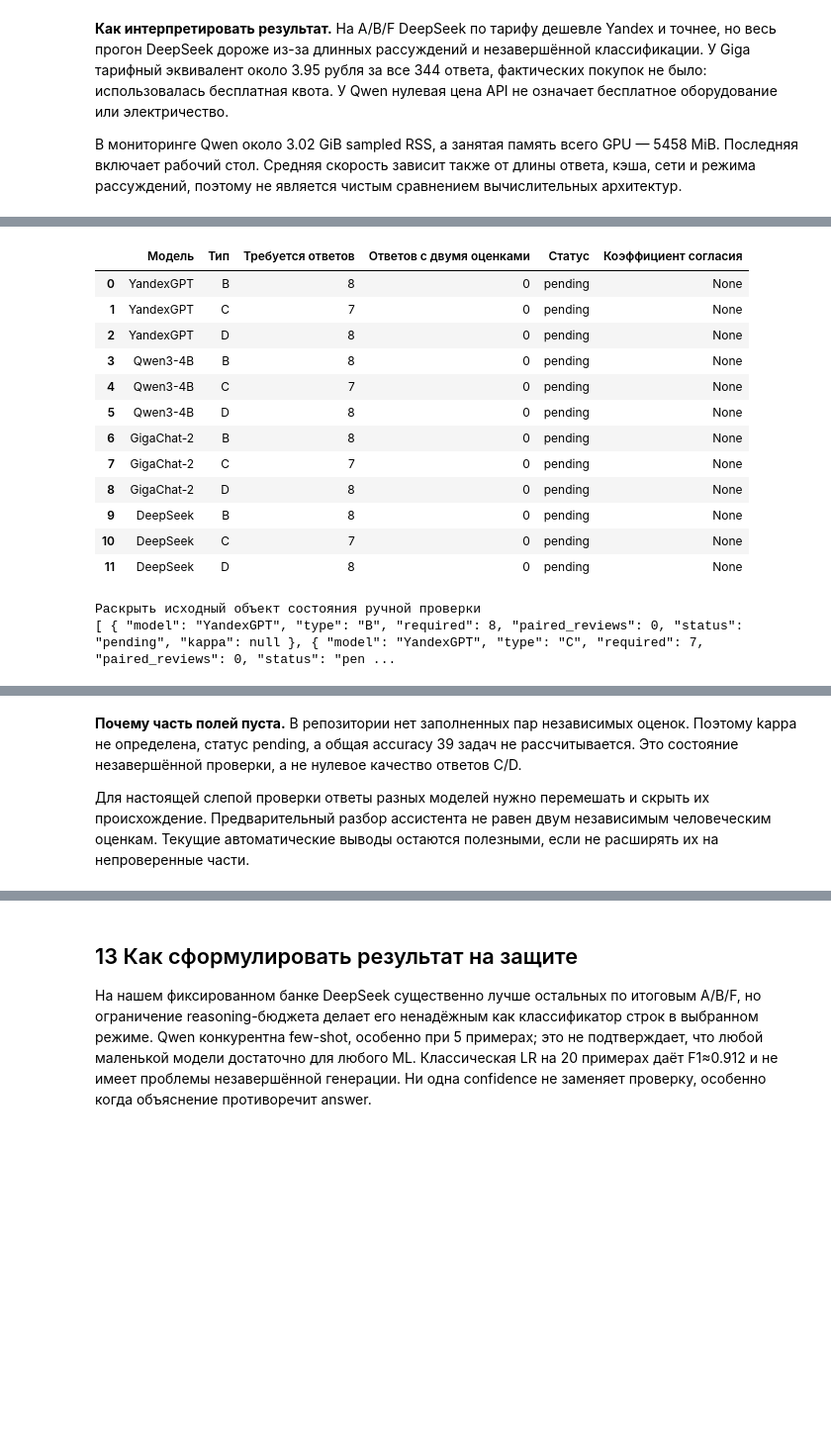
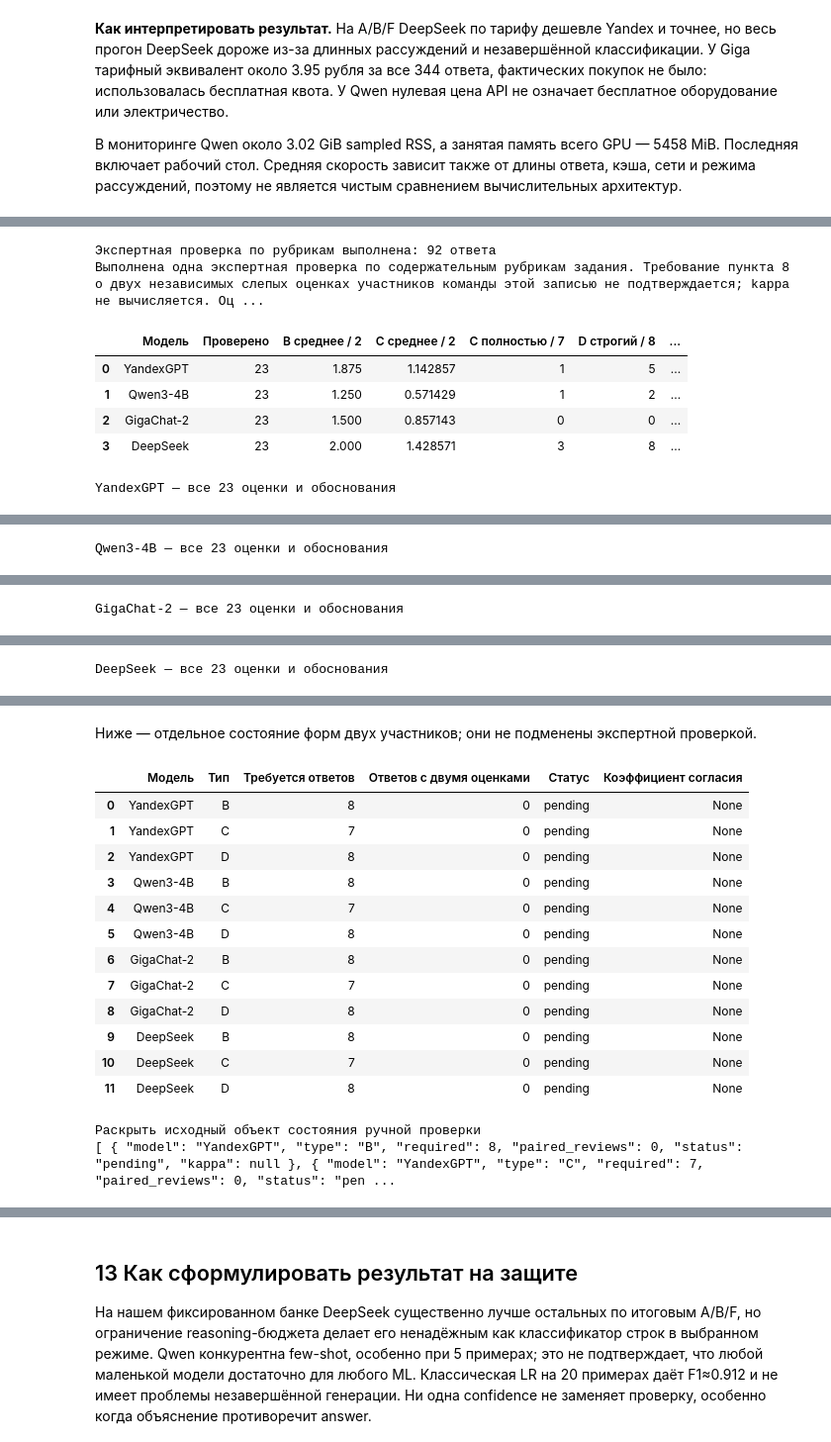
Before and after one commit to Andre1ka11/LAB3_ML, a Jupyter notebook: notebooks/defense.ipynb, the cells around one changed output, grey strips where cells are left out. Shown at 99% size. Cells and saved outputs as stored; diff of their text form; code cells hidden in the pictures; blank space fills up the shorter version.

```diff
--- a/notebooks/defense.ipynb
+++ b/notebooks/defense.ipynb
@@ -824,18 +830,11 @@ print(json.dumps({k:v for k,v in hardware.items() if k!='samples'},ensure_ascii=
 # %%
-readable_manual(read_json(OUT/'manual_status.json'))
+readable_manual(read_json(OUT/'manual_status.json'),OUT)
 # %% [output]
+Экспертная проверка по рубрикам выполнена: 92 ответа
+Выполнена одна экспертная проверка по содержательным рубрикам задания. Требование пункта 8 о двух независимых слепых оценках участников команды этой записью не подтверждается; kappa не вычисляется. Оц ...
-|  | Модель | Тип | Требуется ответов | Ответов с двумя оценками | Статус | Коэффициент согласия |
-| 0 | YandexGPT | B | 8 | 0 | pending | None |
-| 1 | YandexGPT | C | 7 | 0 | pending | None |
-| 2 | YandexGPT | D | 8 | 0 | pending | None |
-| 3 | Qwen3-4B | B | 8 | 0 | pending | None |
-| 4 | Qwen3-4B | C | 7 | 0 | pending | None |
-| 5 | Qwen3-4B | D | 8 | 0 | pending | None |
-| 6 | GigaChat-2 | B | 8 | 0 | pending | None |
-| 7 | GigaChat-2 | C | 7 | 0 | pending | None |
-| 8 | GigaChat-2 | D | 8 | 0 | pending | None |
-| 9 | DeepSeek | B | 8 | 0 | pending | None |
-| 10 | DeepSeek | C | 7 | 0 | pending | None |
-| 11 | DeepSeek | D | 8 | 0 | pending | None |
+|  | Модель | Проверено | B среднее / 2 | C среднее / 2 | C полностью / 7 | D строгий / 8 | ... |
+| 0 | YandexGPT | 23 | 1.875 | 1.142857 | 1 | 5 | ... |
+| 1 | Qwen3-4B | 23 | 1.250 | 0.571429 | 1 | 2 | ... |
+| 2 | GigaChat-2 | 23 | 1.500 | 0.857143 | 0 | 0 | ... |
+| 3 | DeepSeek | 23 | 2.000 | 1.428571 | 3 | 8 | ... |
-Раскрыть исходный объект состояния ручной проверки
-[ { "model": "YandexGPT", "type": "B", "required": 8, "paired_reviews": 0, "status": "pending", "kappa": null }, { "model": "YandexGPT", "type": "C", "required": 7, "paired_reviews": 0, "status": "pen ...
+YandexGPT — все 23 оценки и обоснования
@@ -841,0 +858 @@ readable_manual(read_json(OUT/'manual_status.json'))
+Qwen3-4B — все 23 оценки и обоснования
@@ -841,0 +876 @@ readable_manual(read_json(OUT/'manual_status.json'))
+GigaChat-2 — все 23 оценки и обоснования
@@ -841,0 +894 @@ readable_manual(read_json(OUT/'manual_status.json'))
+DeepSeek — все 23 оценки и обоснования
@@ -842,4 +912,16 @@ readable_manual(read_json(OUT/'manual_status.json'))
+Ниже — отдельное состояние форм двух участников; они не подменены экспертной проверкой.
+|  | Модель | Тип | Требуется ответов | Ответов с двумя оценками | Статус | Коэффициент согласия |
+| 0 | YandexGPT | B | 8 | 0 | pending | None |
+| 1 | YandexGPT | C | 7 | 0 | pending | None |
+| 2 | YandexGPT | D | 8 | 0 | pending | None |
+| 3 | Qwen3-4B | B | 8 | 0 | pending | None |
+| 4 | Qwen3-4B | C | 7 | 0 | pending | None |
+| 5 | Qwen3-4B | D | 8 | 0 | pending | None |
+| 6 | GigaChat-2 | B | 8 | 0 | pending | None |
+| 7 | GigaChat-2 | C | 7 | 0 | pending | None |
+| 8 | GigaChat-2 | D | 8 | 0 | pending | None |
+| 9 | DeepSeek | B | 8 | 0 | pending | None |
+| 10 | DeepSeek | C | 7 | 0 | pending | None |
+| 11 | DeepSeek | D | 8 | 0 | pending | None |
+Раскрыть исходный объект состояния ручной проверки
+[ { "model": "YandexGPT", "type": "B", "required": 8, "paired_reviews": 0, "status": "pending", "kappa": null }, { "model": "YandexGPT", "type": "C", "required": 7, "paired_reviews": 0, "status": "pen ...
-# %% [markdown]
-**Почему часть полей пуста.** В репозитории нет заполненных пар независимых оценок. Поэтому kappa не определена, статус pending, а общая accuracy 39 задач не рассчитывается. Это состояние незавершённой проверки, а не нулевое качество ответов C/D.
-
-Для настоящей слепой проверки ответы разных моделей нужно перемешать и скрыть их происхождение. Предварительный разбор ассистента не равен двум независимым человеческим оценкам. Текущие автоматические выводы остаются полезными, если не расширять их на непроверенные части.
```
Also changed, not shown: parts of 10 cells of this notebook, 23 other files.
